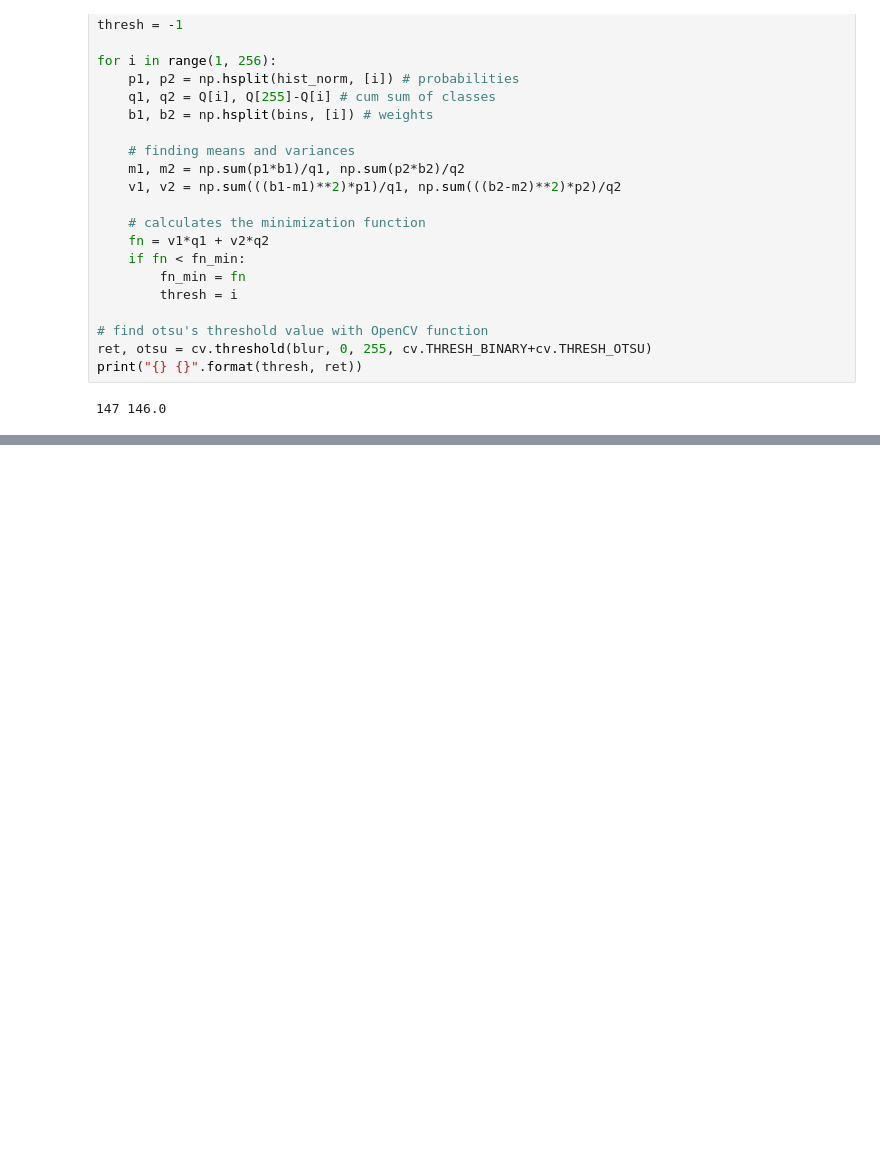
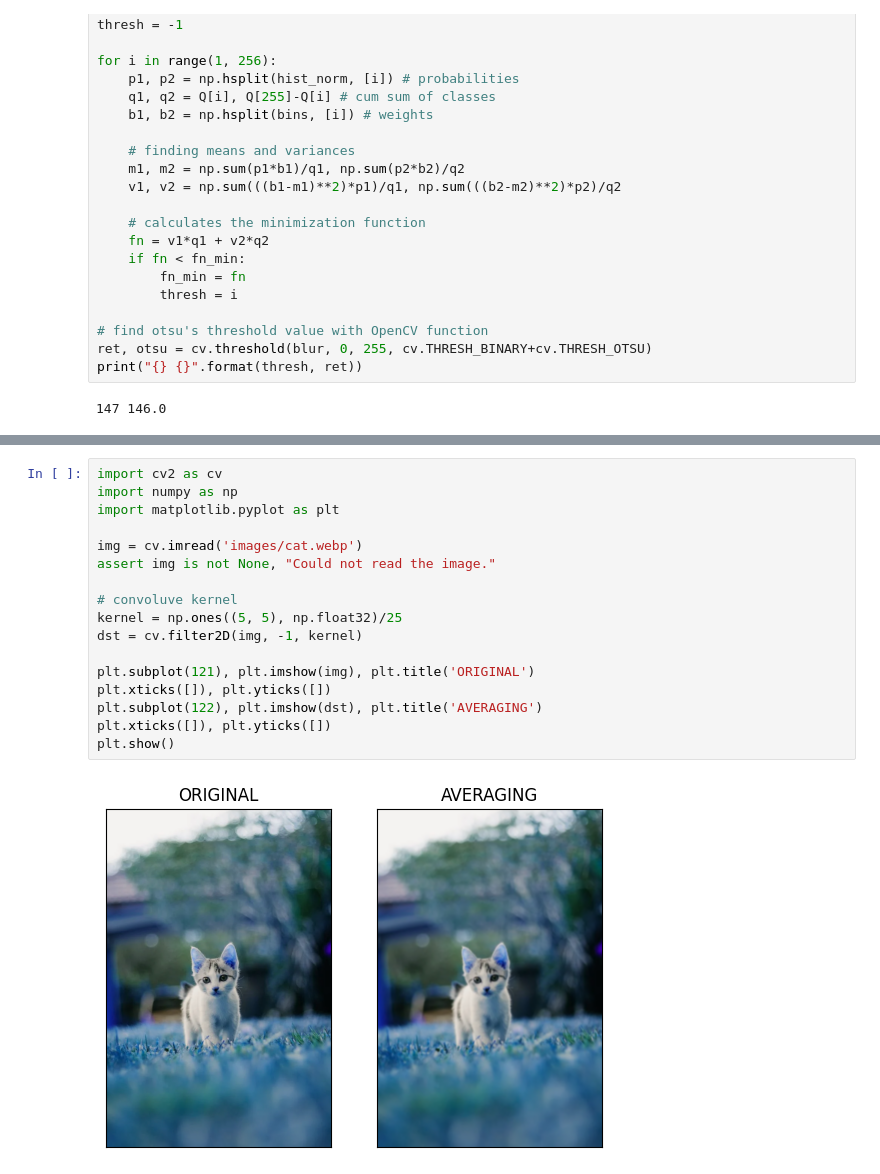
Before and after one commit to AlrIsmail/robotics_fundamentals, a Jupyter notebook: opencv.ipynb, the cells around one changed output, grey strips where cells are left out. Cells and saved outputs as stored; diff of their text form; blank space fills up the shorter version.

```diff
--- a/opencv.ipynb
+++ b/opencv.ipynb
@@ -1704,0 +1730,19 @@ print("{} {}".format(thresh, ret))
+# %%
+import cv2 as cv
+import numpy as np
+import matplotlib.pyplot as plt
+
+img = cv.imread('images/cat.webp')
+assert img is not None, "Could not read the image."
+
+# convoluve kernel
+kernel = np.ones((5, 5), np.float32)/25
+dst = cv.filter2D(img, -1, kernel)
+
+plt.subplot(121), plt.imshow(img), plt.title('ORIGINAL')
+plt.xticks([]), plt.yticks([])
+plt.subplot(122), plt.imshow(dst), plt.title('AVERAGING')
+plt.xticks([]), plt.yticks([])
+plt.show()
+# %% [output]
+[figure, added]
```
Also changed, not shown: parts of 9 cells of this notebook, 2 other files.
